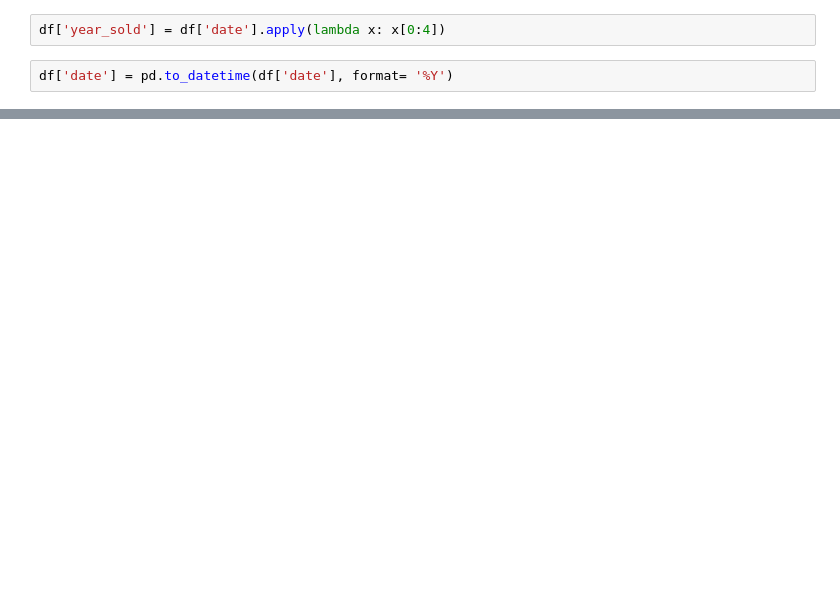
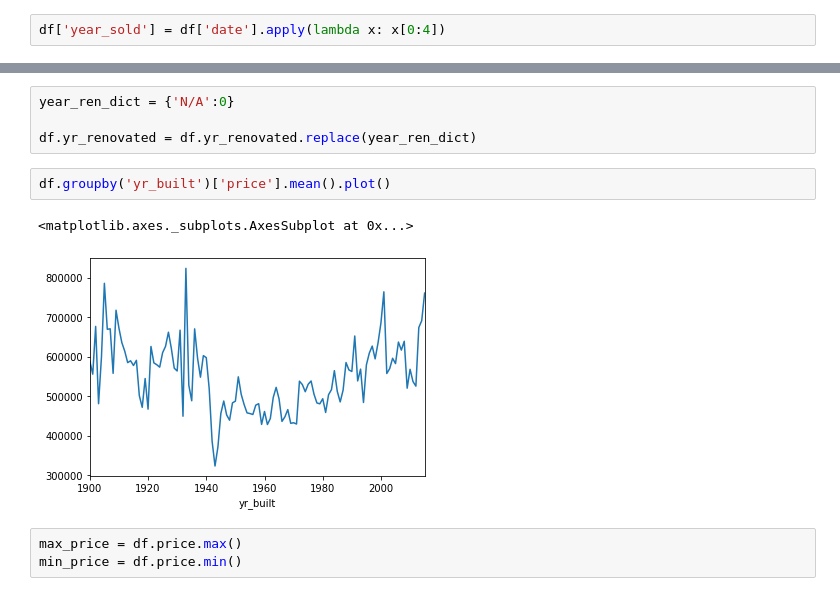
Before and after one commit to jacksonbull87/nyc-mhtn-ds-010620-lectures, a Jupyter notebook: week-6/KC_house_data/seattle housing data.ipynb, the cells around one changed output, grey strips where cells are left out. Saved outputs shown, nothing was run; the diff lists cells and outputs as text; blank space fills up the shorter version.

```diff
--- a/week-6/KC_house_data/seattle housing data.ipynb
+++ b/week-6/KC_house_data/seattle housing data.ipynb
@@ -23,4 +25,2 @@ df
 # %%
 df['year_sold'] = df['date'].apply(lambda x: x[0:4])
-# %%
-df['date'] = pd.to_datetime(df['date'], format= '%Y')
@@ -26,0 +99,12 @@ df['date'] = pd.to_datetime(df['date'], format= '%Y')
+# %%
+year_ren_dict = {'N/A':0}
+
+df.yr_renovated = df.yr_renovated.replace(year_ren_dict)
+# %%
+df.groupby('yr_built')['price'].mean().plot()
+# %% [output]
+<matplotlib.axes._subplots.AxesSubplot at 0x...>
+[figure, added]
+# %%
+max_price = df.price.max()
+min_price = df.price.min()
```
Also changed, not shown: parts of 18 cells of this notebook, 3 other files.
